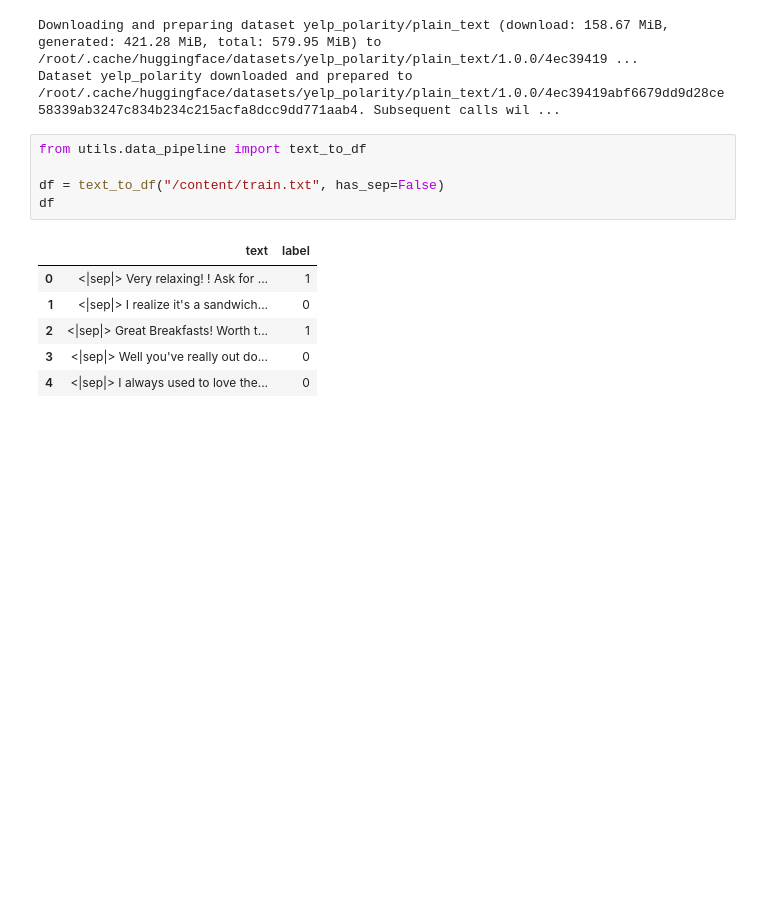
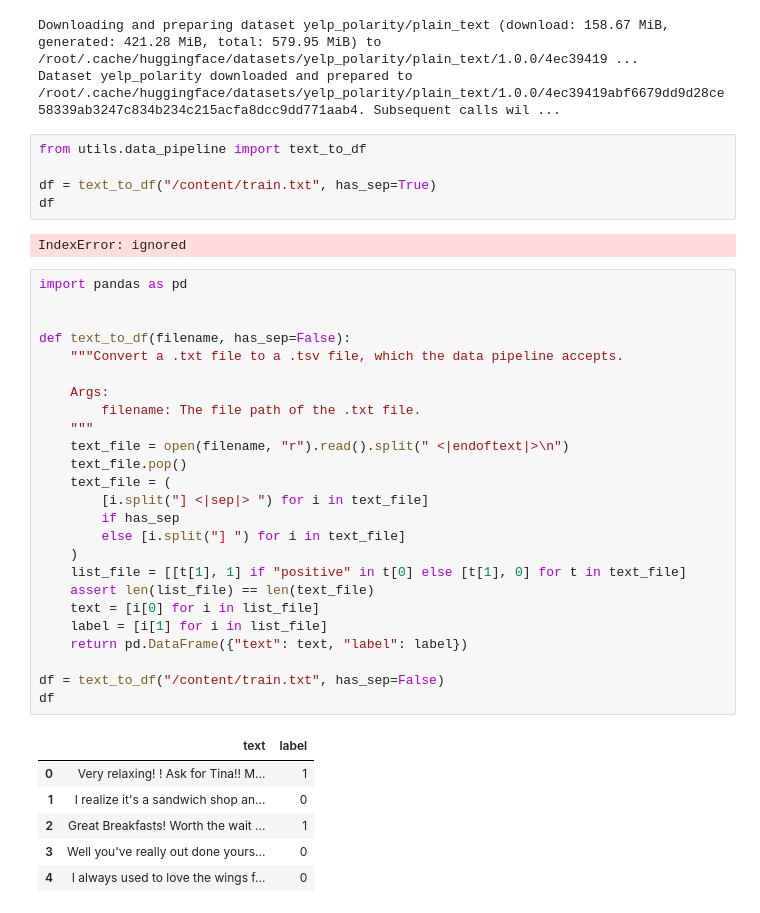
Before and after one commit to chrisliu298/tapt, a Jupyter notebook: demo/data_pipeline.ipynb, the cells around one changed output. Cells and saved outputs as stored; diff of their text form; blank space fills up the shorter version.

```diff
--- a/demo/data_pipeline.ipynb
+++ b/demo/data_pipeline.ipynb
@@ -89,12 +89,39 @@ Dataset yelp_polarity downloaded and prepared to /root/.cache/huggingface/datase
 # %%
 from utils.data_pipeline import text_to_df
 
-df = text_to_df("/content/train.txt", has_sep=False)
+df = text_to_df("/content/train.txt", has_sep=True)
 df
 # %% [output]
-|  | text | label |
-| 0 | <|sep|> Very relaxing! ! Ask for ... | 1 |
-| 1 | <|sep|> I realize it's a sandwich... | 0 |
-| 2 | <|sep|> Great Breakfasts! Worth t... | 1 |
-| 3 | <|sep|> Well you've really out do... | 0 |
-| 4 | <|sep|> I always used to love the... | 0 |
+IndexError: ignored
+# %%
+import pandas as pd
+
+
+def text_to_df(filename, has_sep=False):
+    """Convert a .txt file to a .tsv file, which the data pipeline accepts.
+
+    Args:
+        filename: The file path of the .txt file.
+    """
+    text_file = open(filename, "r").read().split(" <|endoftext|>\n")
+    text_file.pop()
+    text_file = (
+        [i.split("] <|sep|> ") for i in text_file]
+        if has_sep
+        else [i.split("] ") for i in text_file]
+    )
+    list_file = [[t[1], 1] if "positive" in t[0] else [t[1], 0] for t in text_file]
+    assert len(list_file) == len(text_file)
+    text = [i[0] for i in list_file]
+    label = [i[1] for i in list_file]
+    return pd.DataFrame({"text": text, "label": label})
+
+df = text_to_df("/content/train.txt", has_sep=False)
+df
+# %% [output]
+|  | text | label |
+| 0 | Very relaxing! ! Ask for Tina!! M... | 1 |
+| 1 | I realize it's a sandwich shop an... | 0 |
+| 2 | Great Breakfasts! Worth the wait ... | 1 |
+| 3 | Well you've really out done yours... | 0 |
+| 4 | I always used to love the wings f... | 0 |
```
Also changed, not shown: parts of 1 cell of this notebook.
